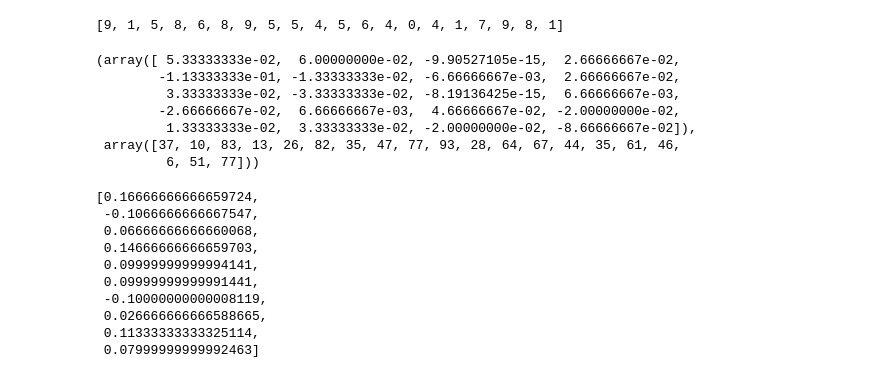
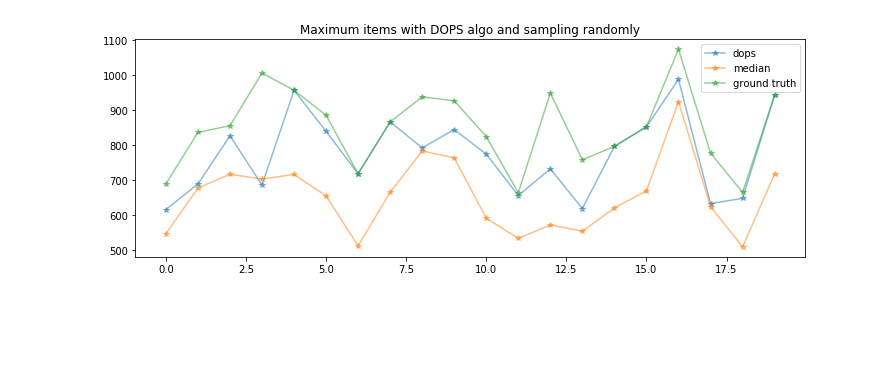
Before and after one commit to Duuuuuu/Learning-to-Rank-Patients-Severity-of-Illness-with-Partially-Observable-Data, a Jupyter notebook: toy_data.ipynb, the cells around one changed output. Saved outputs shown, nothing was run; the diff lists cells and outputs as text; code cells hidden in the pictures; blank space fills up the shorter version.

```diff
--- a/toy_data.ipynb
+++ b/toy_data.ipynb
@@ -54,14 +32,17 @@ C
 # %%
-indices_of_results = []
-for i in range(20):
+preds = []
+truth = []
+for _ in range(20):
     k = 5
     d = 20
     u = np.arange(d)
     theta = np.random.randint(100, size=d)
-    C = [np.random.choice(u, size=np.random.randint(1,8), replace=False) for _ in range(d)]
-    S, z = generate_data(u, theta, C, 90, k)
-    T, v = generate_data(u, theta, C, 10, k)
-    res, pred_theta, max_item_index = dops(S, z, T, C, 6, 0.5, np.zeros(d), eta=0.02, iters=1500, verbose=False)
-    max_item = v[max_item_index]
-    v = sorted(v,reverse=True)
-    indices_of_results.append(v.index(max_item))
+    C = np.zeros((d,d))
+    for i in range(d):
+        features = np.random.choice(u, size=np.random.randint(1,8), replace=False)
+        C[i][features] = 1
+    S, z = generate_data(u, theta, C, 180, k)
+    T, v = generate_data(u, theta, C, 20, k)
+    res, pred_theta, max_item = dops(S, z, T, C, 2, 0.9, np.zeros(d), eta=1e-3, iters=150, print_every=100)
+    preds.append(res)
+    truth.append(v)
@@ -68,29 +67,18 @@ for i in range(20):
-# %%
-##Expected the indices to be small 1 ~ 3 but instead the results are relatively high
-##When we change the verbose to true, we find that our theta doesn't converge, which is unexpected.
-indices_of_results
-# %% [output]
-[9, 1, 5, 8, 6, 8, 9, 5, 5, 4, 5, 6, 4, 0, 4, 1, 7, 9, 8, 1]
-# %%
-pred_theta, theta
-# %% [output]
-(array([ 5.33333333e-02,  6.00000000e-02, -9.90527105e-15,  2.66666667e-02,
-        -1.13333333e-01, -1.33333333e-02, -6.66666667e-03,  2.66666667e-02,
-         3.33333333e-02, -3.33333333e-02, -8.19136425e-15,  6.66666667e-03,
-        -2.66666667e-02,  6.66666667e-03,  4.66666667e-02, -2.00000000e-02,
-         1.33333333e-02,  3.33333333e-02, -2.00000000e-02, -8.66666667e-02]),
- array([37, 10, 83, 13, 26, 82, 35, 47, 77, 93, 28, 64, 67, 44, 35, 61, 46,
-         6, 51, 77]))
-# %%
-res
-# %% [output]
-[0.16666666666659724,
- -0.1066666666667547,
- 0.06666666666660068,
- 0.14666666666659703,
- 0.09999999999994141,
- 0.09999999999991441,
- -0.10000000000008119,
- 0.026666666666588665,
- 0.11333333333325114,
- 0.07999999999992463]
+# %%
+pred = []
+real = []
+rand = []
+for i in range(20):
+    pred.append(truth[i][np.argmax(preds[i])])
+    real.append(max(truth[i]))
+    rand.append(np.median(truth[i]))
+# %%
+plt.figure(figsize=(12,4))
+plt.plot(np.arange(0,20), pred, '*-', alpha=0.5, label='dops')
+plt.plot(np.arange(0,20), rand, '*-', alpha=0.5, label='median')
+plt.plot(np.arange(0,20), real, '*-', alpha=0.5, label='ground truth')
+plt.legend()
+plt.title('Maximum items with DOPS algo and sampling randomly')
+plt.show()
+# %% [output]
+[figure, added]
```
Also changed, not shown: parts of 5 cells of this notebook, 1 other file.
